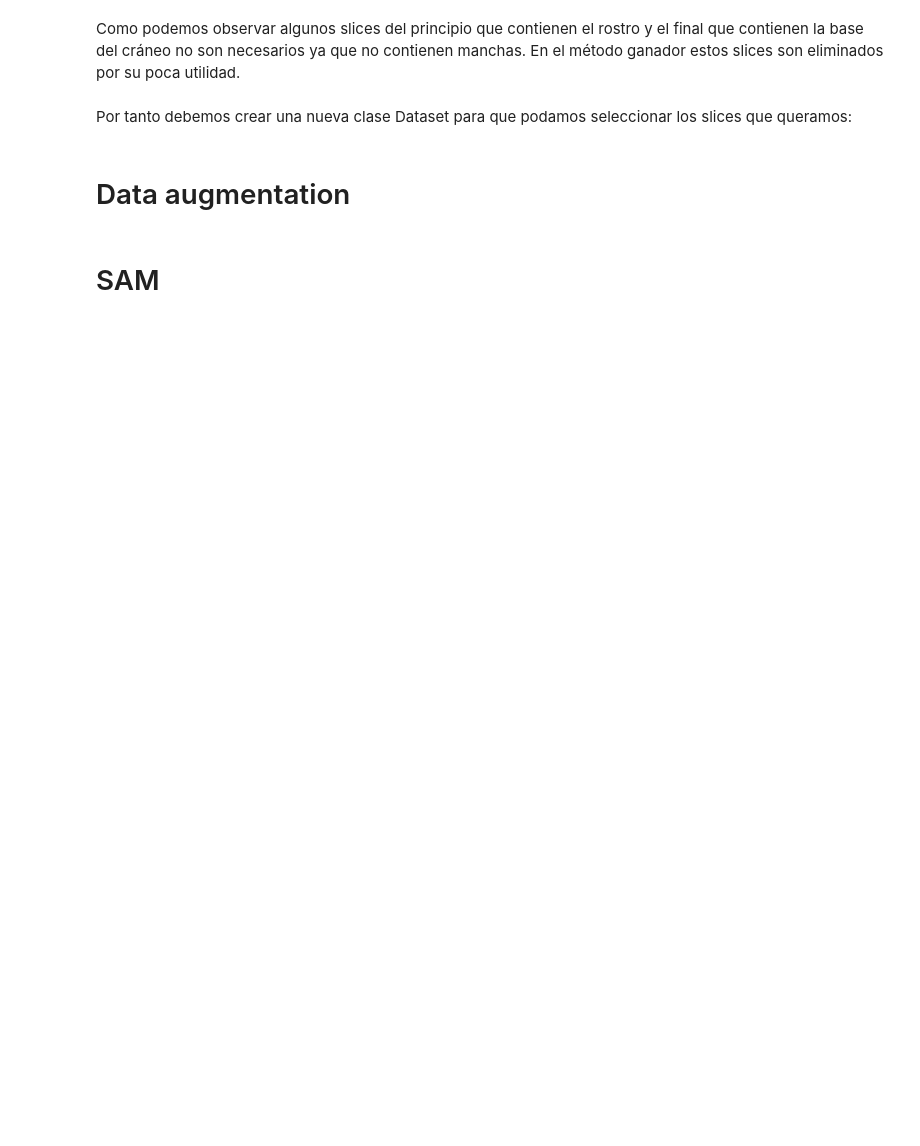
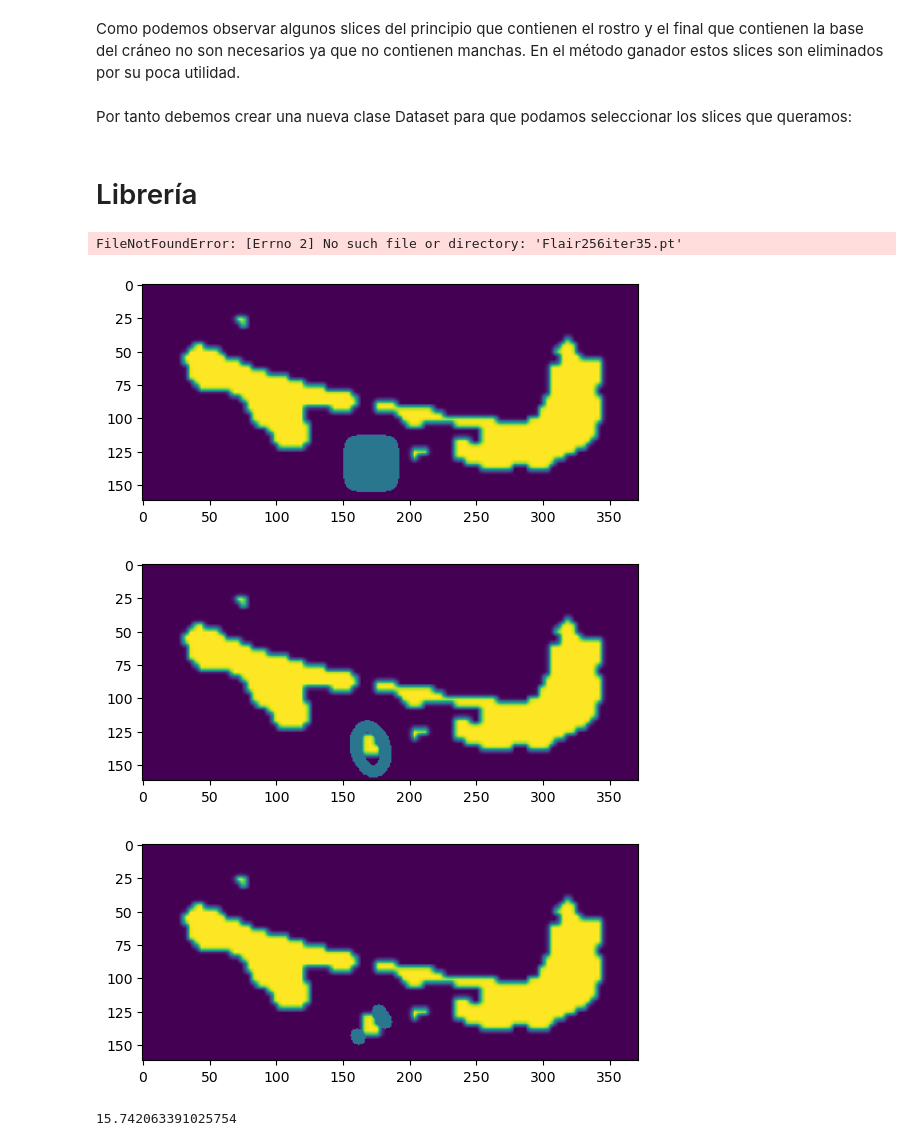
Before and after one commit to AinaT9/White-Matter-Hyperintensity-Segmentation, a Jupyter notebook: AnalisisDatos.ipynb, the cells around one changed output. Saved outputs shown, nothing was run; the diff lists cells and outputs as text; code cells hidden in the pictures; blank space fills up the shorter version.

Commit message:
training models, library added

```diff
--- a/AnalisisDatos.ipynb
+++ b/AnalisisDatos.ipynb
@@ -1665,7 +1663,11 @@ makeagif(image_data,83,"maskAMS.gif",1.0)
 Como podemos observar algunos slices del principio que contienen el rostro y el final que contienen la base del cráneo no son necesarios ya que no contienen manchas. En el método ganador estos slices son eliminados por su poca utilidad.
 # %% [markdown]
 Por tanto debemos crear una nueva clase Dataset para que podamos seleccionar los slices que queramos:
-# %% [markdown]
-# Data augmentation
 # %% [markdown]
-# SAM
+# Librería
+# %%
+mmodel =  model.to(device)
+mmodel.load_state_dict(torch.load("Flair256iter35.pt"))
+mmodel.eval();
+# %% [output]
+FileNotFoundError: [Errno 2] No such file or directory: 'Flair256iter35.pt'
@@ -1671,0 +1678,26 @@ Por tanto debemos crear una nueva clase Dataset para que podamos seleccionar los
+# %%
+mask= os.path.join(TEST_PATH_UTRECHT, "9", "wmh.nii.gz")
+img = nib.load(mask)
+image_data = img.get_fdata()
+merged_image= np.array(image_data)
+merged_image[merged_image==1]=255
+merged_image[merged_image==2]=0
+merged_image[merged_image==3]=255
+image_data= merged_image
+
+#image_data[:, :, image_data.shape[2] // 2]
+
+mask = cv2.imread("./prueba.png")
+image = cv2.cvtColor(mask, cv2.COLOR_BGR2GRAY)
+Masks.bounding_box_area(image, True)
+
+Masks.eccentricity(image, True)
+Masks.solidity(image, True)
+
+Masks.area(image)
+Masks.shape(image)
+# %% [output]
+[figure, added]
+[figure, added]
+[figure, added]
+15.742063391025754
```
Also changed, not shown: parts of 4 cells of this notebook, 2 other files.
